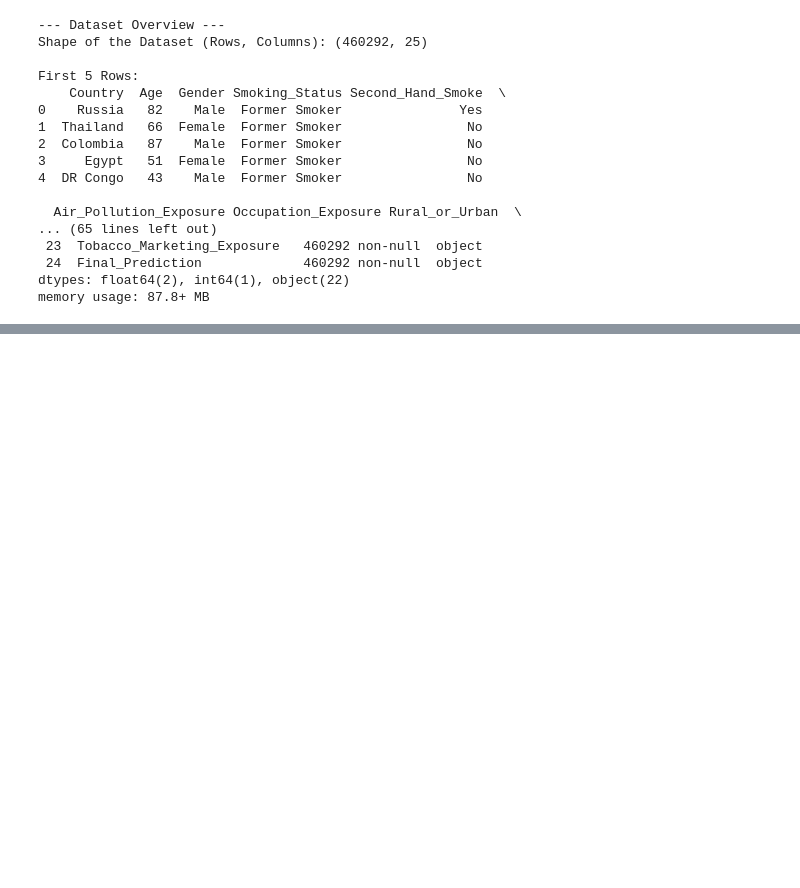
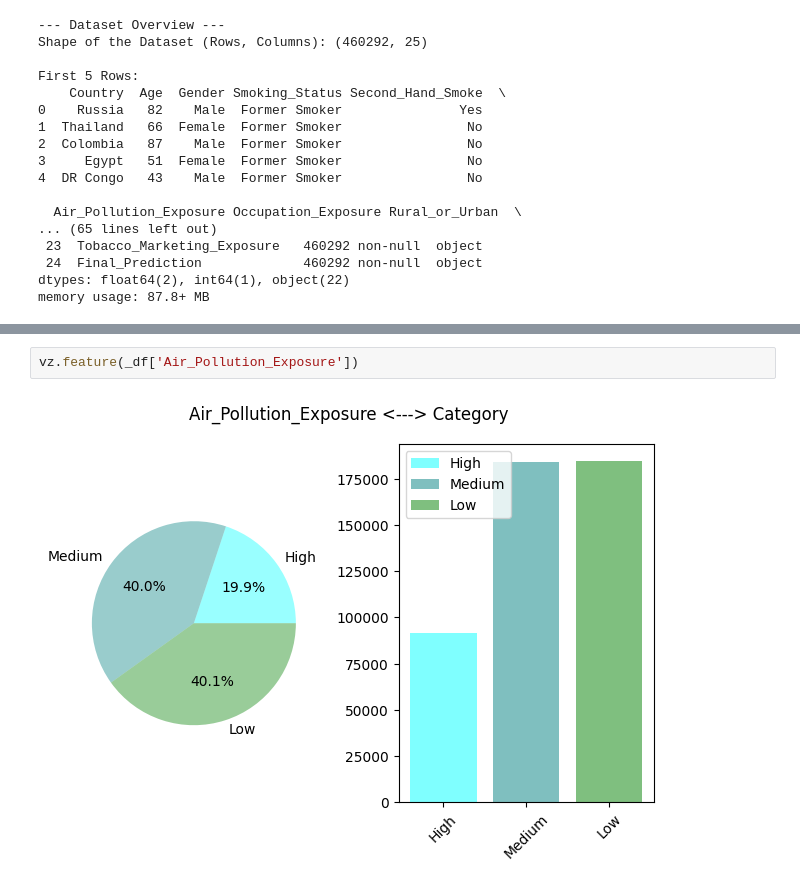
Before and after one commit to Mareeha-Nadeem/CancerCare, a Jupyter notebook: data_science/notebook/eda.ipynb, the cells around one changed output, grey strips where cells are left out. Saved outputs shown, nothing was run; the diff lists cells and outputs as text; blank space fills up the shorter version.

```diff
--- a/data_science/notebook/eda.ipynb
+++ b/data_science/notebook/eda.ipynb
@@ -159,0 +553,4 @@ plt.show()
+# %%
+vz.feature(_df['Air_Pollution_Exposure'])
+# %% [output]
+[figure, added]
```
Also changed, not shown: parts of 31 cells of this notebook, 11 other files.
